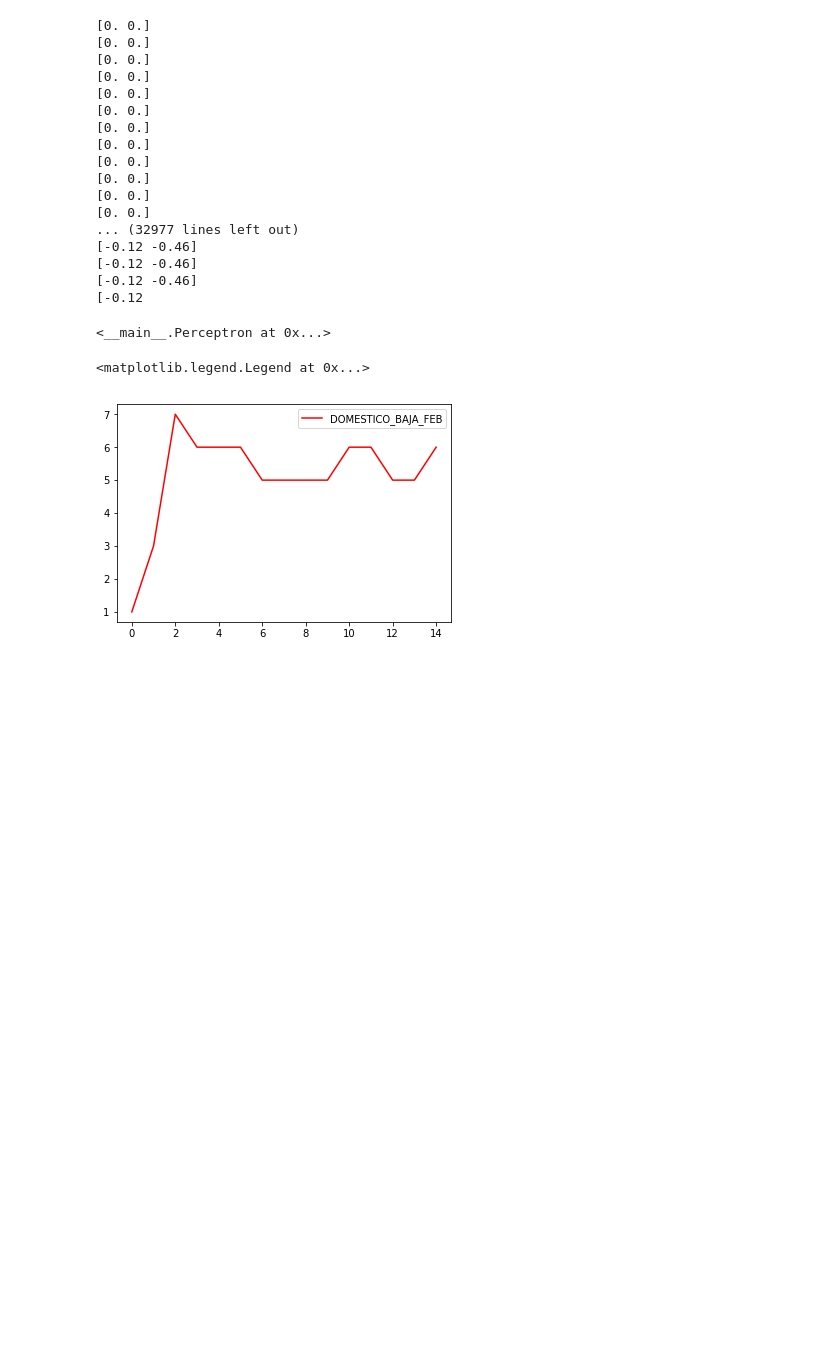
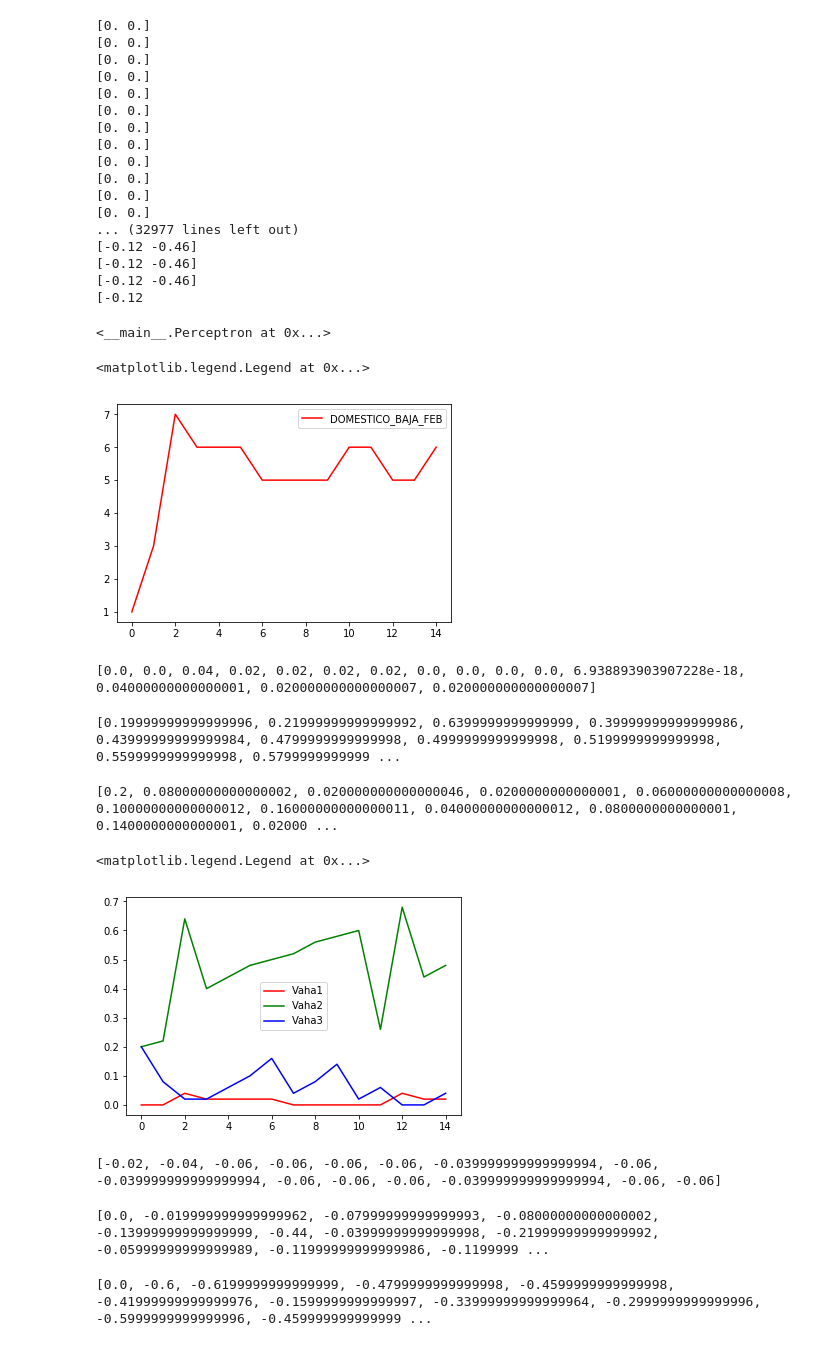
Before and after one commit to galis30/Galko_NS2020, a Jupyter notebook: Galko_projekt_NS.ipynb, the cells around one changed output. Drawn from its saved outputs; the diff is of its cells as text; code cells hidden in the pictures; blank space fills up the shorter version.

Commit message:
Add files via upload
3.0 - Vizualizacia váh, priebežné hodnoty, Scatter - bodový graf

```diff
--- a/Galko_projekt_NS.ipynb
+++ b/Galko_projekt_NS.ipynb
@@ -257,3 +257,37 @@ plt.legend()
 # %% [output]
 <matplotlib.legend.Legend at 0x...>
 [figure]
+# %%
+print(moj_perceptron_domestico_medio_feb.vahy_to_visualize_1)
+# %% [output]
+[0.0, 0.0, 0.04, 0.02, 0.02, 0.02, 0.02, 0.0, 0.0, 0.0, 0.0, 6.938893903907228e-18, 0.04000000000000001, 0.020000000000000007, 0.020000000000000007]
+# %%
+print(moj_perceptron_domestico_medio_feb.vahy_to_visualize_2)
+# %% [output]
+[0.19999999999999996, 0.21999999999999992, 0.6399999999999999, 0.39999999999999986, 0.43999999999999984, 0.4799999999999998, 0.4999999999999998, 0.5199999999999998, 0.5599999999999998, 0.5799999999999 ...
+# %%
+print(moj_perceptron_domestico_medio_feb.vahy_to_visualize_3)
+# %% [output]
+[0.2, 0.08000000000000002, 0.020000000000000046, 0.0200000000000001, 0.06000000000000008, 0.10000000000000012, 0.16000000000000011, 0.04000000000000012, 0.0800000000000001, 0.1400000000000001, 0.02000 ...
+# %%
+# vizualizácia váh pre stredné domácnosti
+plt.plot(moj_perceptron_domestico_medio_feb.vahy_to_visualize_1, color='red', label='Vaha1')
+plt.plot(moj_perceptron_domestico_medio_feb.vahy_to_visualize_2, color='green', label='Vaha2')
+plt.plot(moj_perceptron_domestico_medio_feb.vahy_to_visualize_3, color='blue', label='Vaha3')
+
+plt.legend()
+# %% [output]
+<matplotlib.legend.Legend at 0x...>
+[figure, added]
+# %%
+print(moj_perceptron_domestico_baja_feb.vahy_to_visualize_1)
+# %% [output]
+[-0.02, -0.04, -0.06, -0.06, -0.06, -0.06, -0.039999999999999994, -0.06, -0.039999999999999994, -0.06, -0.06, -0.06, -0.039999999999999994, -0.06, -0.06]
+# %%
+print(moj_perceptron_domestico_baja_feb.vahy_to_visualize_2)
+# %% [output]
+[0.0, -0.019999999999999962, -0.07999999999999993, -0.08000000000000002, -0.13999999999999999, -0.44, -0.03999999999999998, -0.21999999999999992, -0.05999999999999989, -0.11999999999999986, -0.1199999 ...
+# %%
+print(moj_perceptron_domestico_baja_feb.vahy_to_visualize_3)
+# %% [output]
+[0.0, -0.6, -0.6199999999999999, -0.4799999999999998, -0.4599999999999998, -0.41999999999999976, -0.1599999999999997, -0.33999999999999964, -0.2999999999999996, -0.5999999999999996, -0.459999999999999 ...
```
Also changed, not shown: parts of 8 cells of this notebook.
